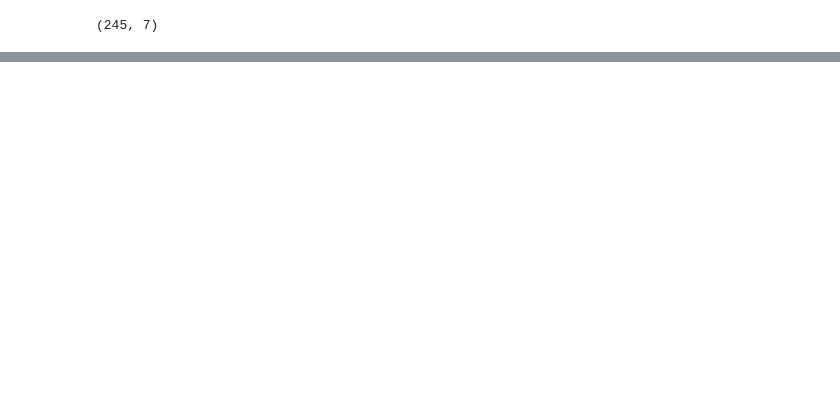
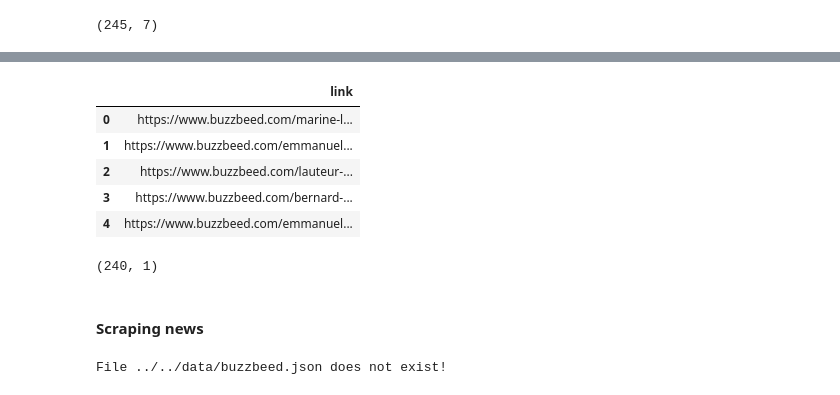
Before and after one commit to jeugregg/FakeNewsDetectionFr, a Jupyter notebook: 02_Scraping_French_News.ipynb, the cells around one changed output, grey strips where cells are left out. Saved outputs shown, nothing was run; the diff lists cells and outputs as text; code cells hidden in the pictures; blank space fills up the shorter version.

```diff
--- a/02_Scraping_French_News.ipynb
+++ b/02_Scraping_French_News.ipynb
@@ -828,0 +1143,23 @@ df_nordpresse.shape
+# %%
+import pandas as pd
+
+df_buzzbeed_pages = pd.read_json(PATH_PAGES_BUZZBEED)
+df_buzzbeed_pages.head()
+# %% [output]
+|  | link |
+| 0 | https://www.buzzbeed.com/marine-l... |
+| 1 | https://www.buzzbeed.com/emmanuel... |
+| 2 | https://www.buzzbeed.com/lauteur-... |
+| 3 | https://www.buzzbeed.com/bernard-... |
+| 4 | https://www.buzzbeed.com/emmanuel... |
+# %%
+df_buzzbeed_pages.shape
+# %% [output]
+(240, 1)
+# %% [markdown]
+#### Scraping news
+# %%
+# clean last output
+clean_file(PATH_NEWS_BUZZBEED)
+# %% [output]
+File ../../data/buzzbeed.json does not exist!
```
Also changed, not shown: parts of 46 cells of this notebook.
